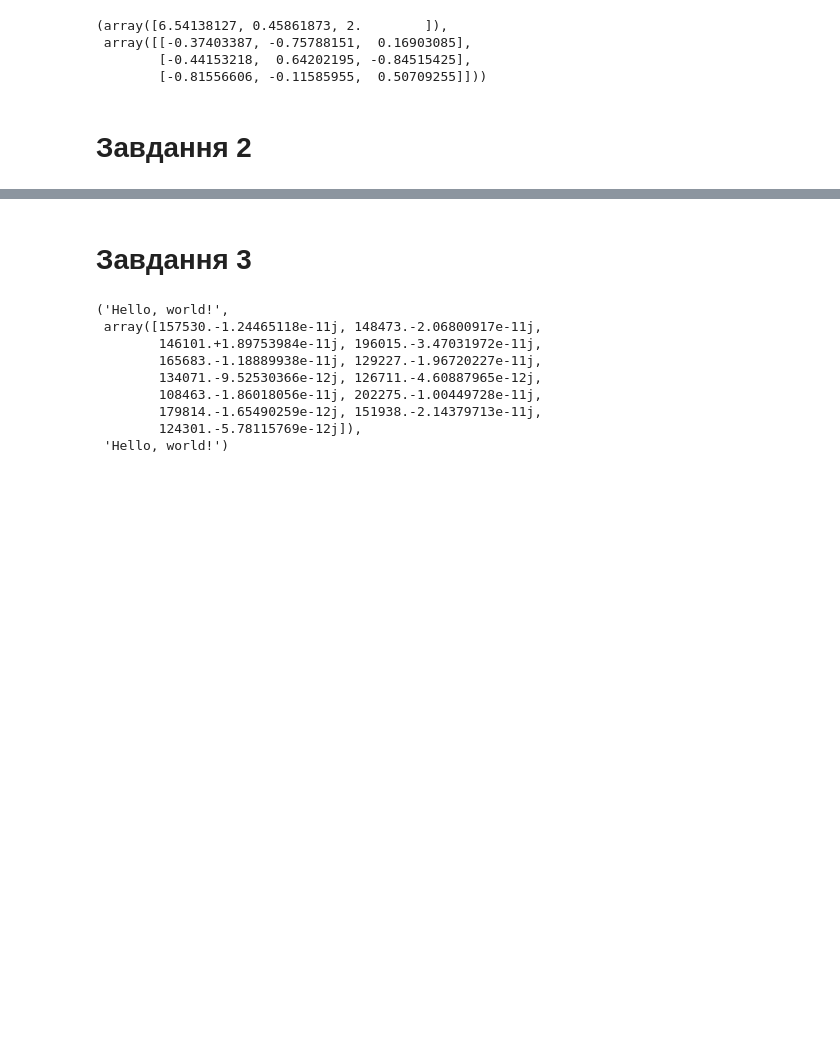
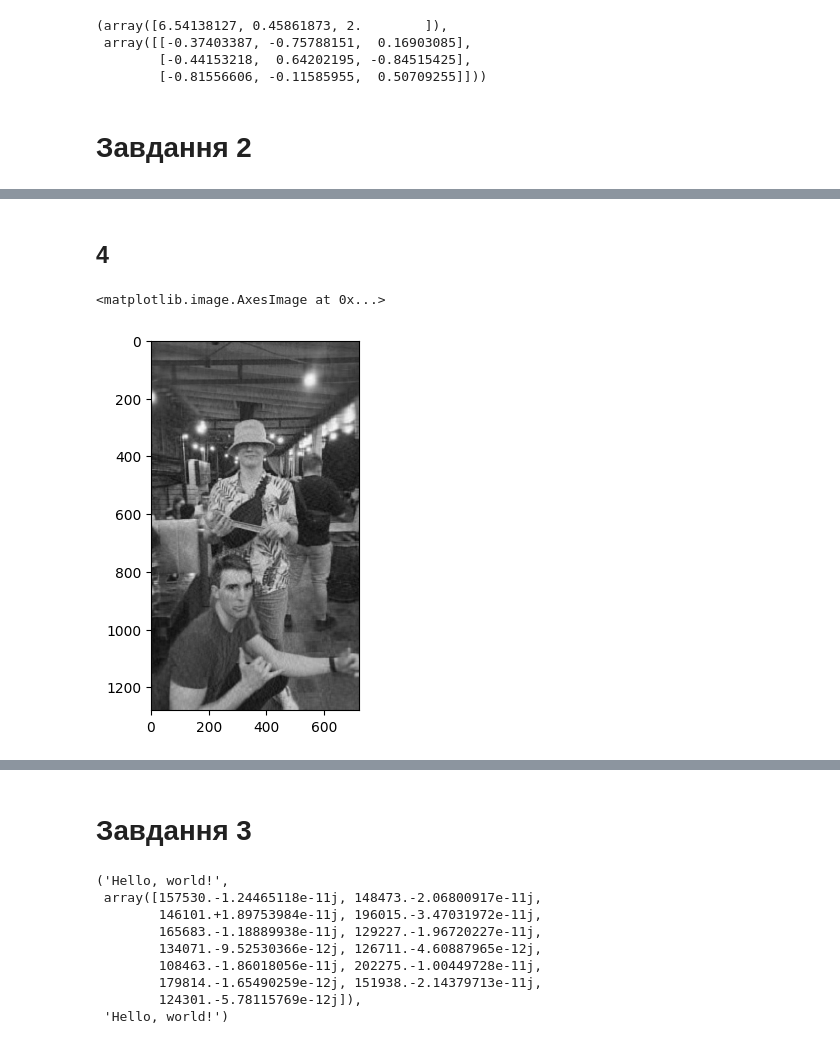
Before and after one commit to lev-laptinov/ALA_Lab_2, a Jupyter notebook: main.ipynb, the cells around one changed output, grey strips where cells are left out. Drawn from its saved outputs; the diff is of its cells as text; code cells hidden in the pictures; blank space fills up the shorter version.

```diff
--- a/main.ipynb
+++ b/main.ipynb
@@ -35,0 +96,10 @@ Eigenvalues multiplied: [[-2.44669817 -0.34757866  0.3380617 ]
+# %% [markdown]
+## 4
+# %%
+pca=PCA(n_components=num_components)
+image_pca = pca.fit_transform(image_bw)
+image_rec = pca.inverse_transform(image_pca)
+plt.imshow(image_rec, cmap="gray")
+# %% [output]
+<matplotlib.image.AxesImage at 0x...>
+[figure, added]
```
Also changed, not shown: parts of 11 cells of this notebook, 1 other file.
